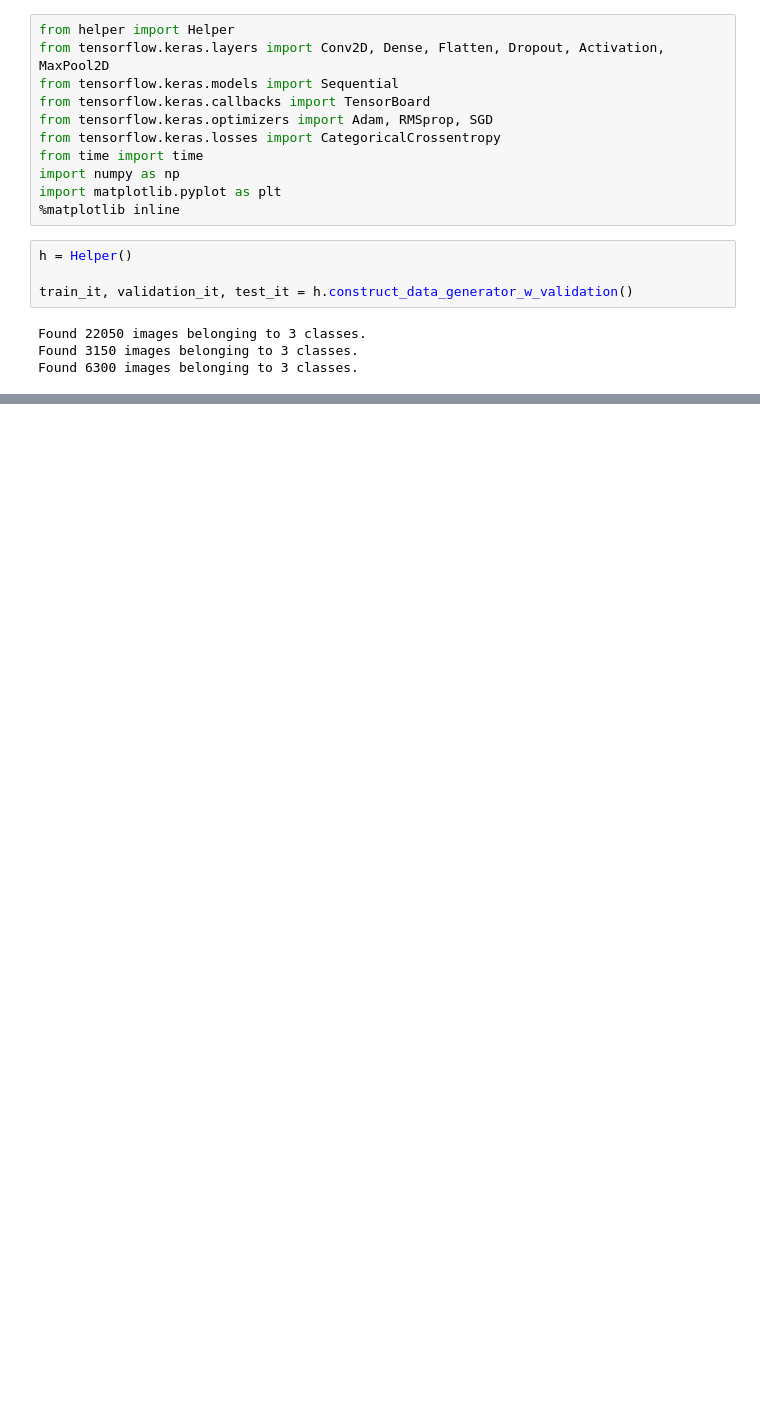
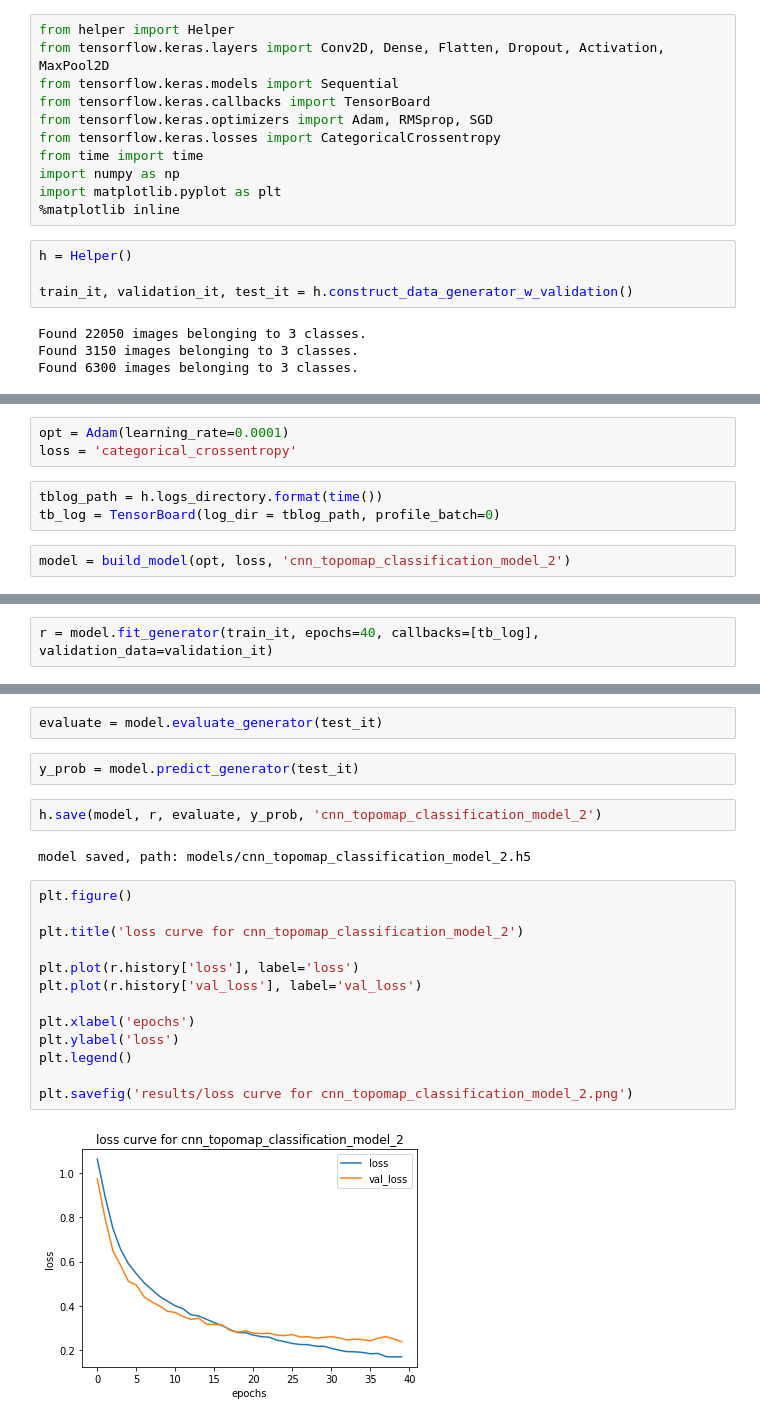
Before and after one commit to kmnuddin/cp_cnn, a Jupyter notebook: cnn_cp_topomaps_keras_2.ipynb, the cells around one changed output, grey strips where cells are left out. Drawn from its saved outputs; the diff is of its cells as text; blank space fills up the shorter version.

```diff
--- a/cnn_cp_topomaps_keras_2.ipynb
+++ b/cnn_cp_topomaps_keras_2.ipynb
@@ -24,0 +45,8 @@ data/train/019035.png
+# %%
+opt = Adam(learning_rate=0.0001)
+loss = 'categorical_crossentropy'
+# %%
+tblog_path = h.logs_directory.format(time())
+tb_log = TensorBoard(log_dir = tblog_path, profile_batch=0)
+# %%
+model = build_model(opt, loss, 'cnn_topomap_classification_model_2')
@@ -24,0 +71,2 @@ data/train/019035.png
+# %%
+r = model.fit_generator(train_it, epochs=40, callbacks=[tb_log], validation_data=validation_it)
@@ -24,0 +91,23 @@ data/train/019035.png
+# %%
+evaluate = model.evaluate_generator(test_it)
+# %%
+y_prob = model.predict_generator(test_it)
+# %%
+h.save(model, r, evaluate, y_prob, 'cnn_topomap_classification_model_2')
+# %% [output]
+model saved, path: models/cnn_topomap_classification_model_2.h5
+# %%
+plt.figure()
+
+plt.title('loss curve for cnn_topomap_classification_model_2')
+
+plt.plot(r.history['loss'], label='loss')
+plt.plot(r.history['val_loss'], label='val_loss')
+
+plt.xlabel('epochs')
+plt.ylabel('loss')
+plt.legend()
+
+plt.savefig('results/loss curve for cnn_topomap_classification_model_2.png')
+# %% [output]
+[figure, added]
```
Also changed, not shown: parts of 5 cells of this notebook, 7 other files.
